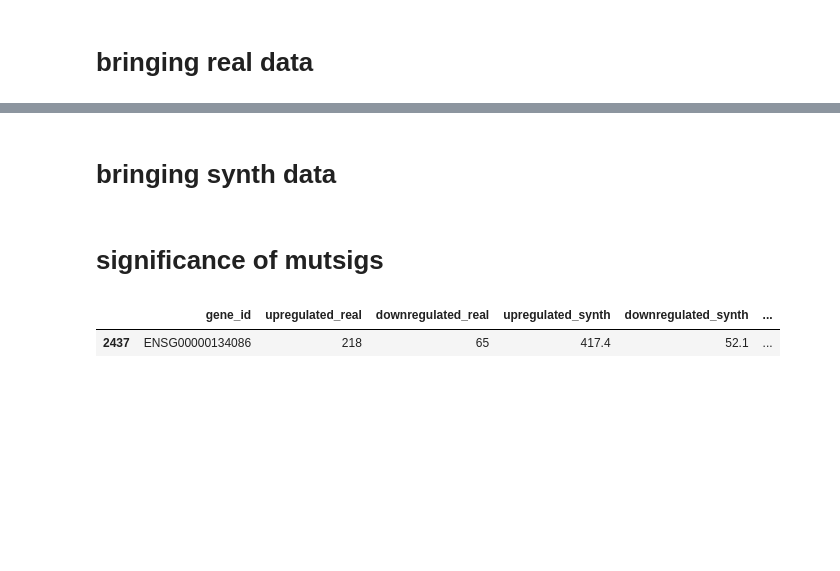
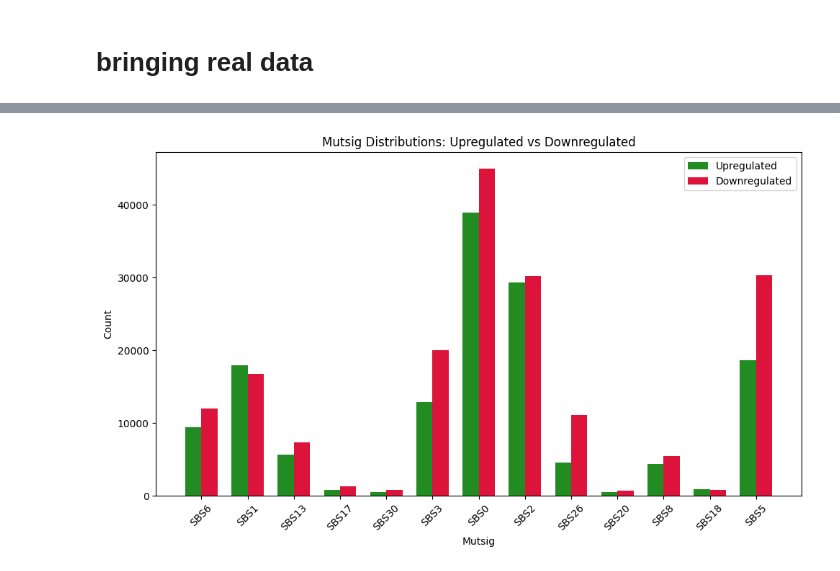
Before and after one commit to TasbasMN/mirscribe-results, a Jupyter notebook: final_data_exploration.ipynb, the cells around one changed output, grey strips where cells are left out. Drawn from its saved outputs; the diff is of its cells as text; code cells hidden in the pictures; blank space fills up the shorter version.

```diff
--- a/final_data_exploration.ipynb
+++ b/final_data_exploration.ipynb
@@ -171,33 +229,33 @@ plt.show()
 # %%
 # Combine all upregulated (oncogenes + tsupps)
-all_upreg_dist = upreg_oncogenes_dist + upreg_tsupps_dist
+all_upreg_dist = up_onc_dist + up_tsupp_dist
 
 # Combine all downregulated (oncogenes + tsupps)
-all_downreg_dist = downreg_oncogenes_dist + downreg_tsupps_dist
+all_downreg_dist = down_onc_dist + down_tsupp_dist
 
 # Set up the plot
 plt.figure(figsize=(10, 6))
 
 # Set width of bars and positions
 bar_width = 0.35
 r1 = np.arange(len(all_upreg_dist))
 r2 = [x + bar_width for x in r1]
 
 # Create bars
 plt.bar(r1, all_upreg_dist.values, width=bar_width, label='Upregulated', color='forestgreen')
 plt.bar(r2, all_downreg_dist.values, width=bar_width, label='Downregulated', color='crimson')
 
 # Add labels and title
 plt.xlabel('Mutsig')
 plt.ylabel('Count')
 plt.title('Mutsig Distributions: Upregulated vs Downregulated')
 plt.xticks([r + bar_width/2 for r in range(len(all_upreg_dist))], all_upreg_dist.index, rotation=45)
 
 # Add legend
 plt.legend()
 
 # Show plot
 plt.tight_layout()
 plt.show()
+# %% [output]
+[figure, added]
-# %% [markdown]
-# bringing synth data
@@ -206,7 +261,0 @@ synth = dd.read_parquet("results/processed/synth/**/*.parquet")
-# %% [markdown]
-# significance of mutsigs
-# %%
-df[df.gene_id == "ENSG00000134086"]
-# %% [output]
-|  | gene_id | upregulated_real | downregulated_real | upregulated_synth | downregulated_synth | ... |
-| 2437 | ENSG00000134086 | 218 | 65 | 417.4 | 52.1 | ... |
```
Also changed, not shown: parts of 14 cells of this notebook, 3 other files.
